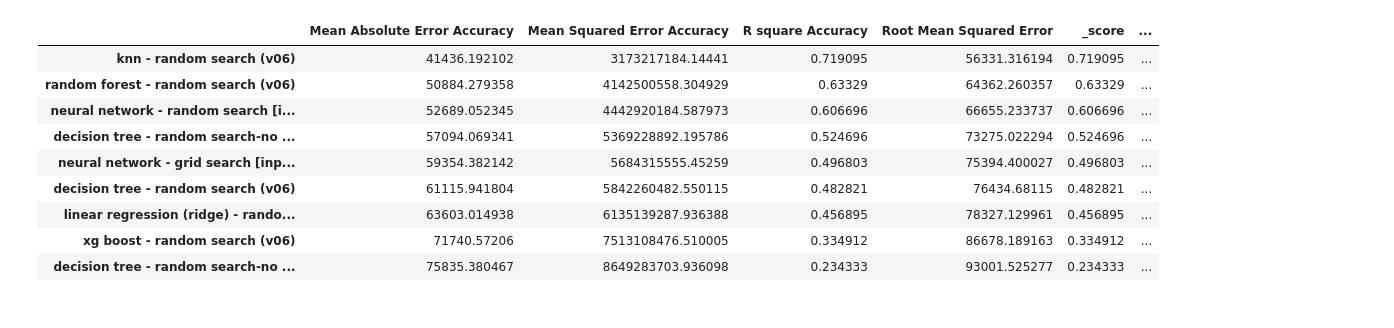
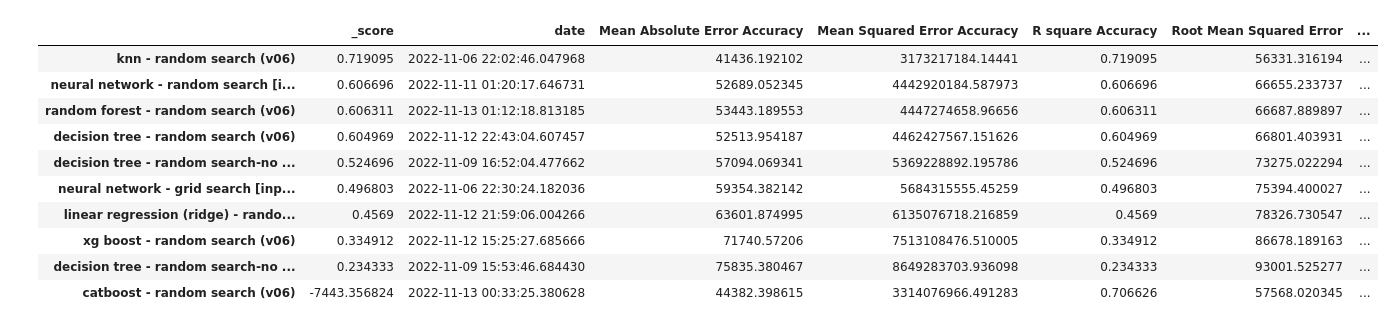
Before and after one commit to jayportfolio/capstone_streamlit, a Jupyter notebook: results/summary_benchmark_v06.ipynb, the cells around one changed output. Cells and saved outputs as stored; diff of their text form; code cells hidden in the pictures.

```diff
--- a/results/summary_benchmark_v06.ipynb
+++ b/results/summary_benchmark_v06.ipynb
@@ -1,18 +1,21 @@
 # %%
 import pandas as pd
 
 dff = pd.read_json('results.json')
 v06_columns = [c for c in dff.columns if 'v06' in c]
+
 dataset_version_06_df = dff[v06_columns].T.sort_values("_score", ascending=False)
-dataset_version_06_df
+dataset_version_06_df_summary = dataset_version_06_df[['_score', 'date', 'Mean Absolute Error Accuracy', 'Mean Squared Error Accuracy', 'R square Accuracy', 'Root Mean Squared Error', '_train time']]
+dataset_version_06_df_summary
 # %% [output]
-|  | Mean Absolute Error Accuracy | Mean Squared Error Accuracy | R square Accuracy | Root Mean Squared Error | _score | ... |
-| knn - random search (v06) | 41436.192102 | 3173217184.14441 | 0.719095 | 56331.316194 | 0.719095 | ... |
-| random forest - random search (v06) | 50884.279358 | 4142500558.304929 | 0.63329 | 64362.260357 | 0.63329 | ... |
-| neural network - random search [i... | 52689.052345 | 4442920184.587973 | 0.606696 | 66655.233737 | 0.606696 | ... |
-| decision tree - random search-no ... | 57094.069341 | 5369228892.195786 | 0.524696 | 73275.022294 | 0.524696 | ... |
-| neural network - grid search [inp... | 59354.382142 | 5684315555.45259 | 0.496803 | 75394.400027 | 0.496803 | ... |
-| decision tree - random search (v06) | 61115.941804 | 5842260482.550115 | 0.482821 | 76434.68115 | 0.482821 | ... |
-| linear regression (ridge) - rando... | 63603.014938 | 6135139287.936388 | 0.456895 | 78327.129961 | 0.456895 | ... |
-| xg boost - random search (v06) | 71740.57206 | 7513108476.510005 | 0.334912 | 86678.189163 | 0.334912 | ... |
-| decision tree - random search-no ... | 75835.380467 | 8649283703.936098 | 0.234333 | 93001.525277 | 0.234333 | ... |
+|  | _score | date | Mean Absolute Error Accuracy | Mean Squared Error Accuracy | R square Accuracy | Root Mean Squared Error | ... |
+| knn - random search (v06) | 0.719095 | 2022-11-06 22:02:46.047968 | 41436.192102 | 3173217184.14441 | 0.719095 | 56331.316194 | ... |
+| neural network - random search [i... | 0.606696 | 2022-11-11 01:20:17.646731 | 52689.052345 | 4442920184.587973 | 0.606696 | 66655.233737 | ... |
+| random forest - random search (v06) | 0.606311 | 2022-11-13 01:12:18.813185 | 53443.189553 | 4447274658.96656 | 0.606311 | 66687.889897 | ... |
+| decision tree - random search (v06) | 0.604969 | 2022-11-12 22:43:04.607457 | 52513.954187 | 4462427567.151626 | 0.604969 | 66801.403931 | ... |
+| decision tree - random search-no ... | 0.524696 | 2022-11-09 16:52:04.477662 | 57094.069341 | 5369228892.195786 | 0.524696 | 73275.022294 | ... |
+| neural network - grid search [inp... | 0.496803 | 2022-11-06 22:30:24.182036 | 59354.382142 | 5684315555.45259 | 0.496803 | 75394.400027 | ... |
+| linear regression (ridge) - rando... | 0.4569 | 2022-11-12 21:59:06.004266 | 63601.874995 | 6135076718.216859 | 0.4569 | 78326.730547 | ... |
+| xg boost - random search (v06) | 0.334912 | 2022-11-12 15:25:27.685666 | 71740.57206 | 7513108476.510005 | 0.334912 | 86678.189163 | ... |
+| decision tree - random search-no ... | 0.234333 | 2022-11-09 15:53:46.684430 | 75835.380467 | 8649283703.936098 | 0.234333 | 93001.525277 | ... |
+| catboost - random search (v06) | -7443.356824 | 2022-11-13 00:33:25.380628 | 44382.398615 | 3314076966.491283 | 0.706626 | 57568.020345 | ... |
```
Also changed, not shown: parts of 2 cells of this notebook, 8 other files.
